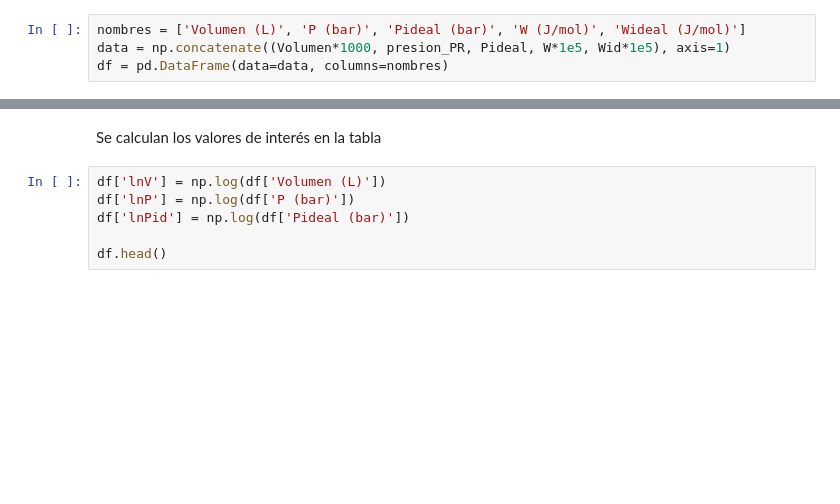
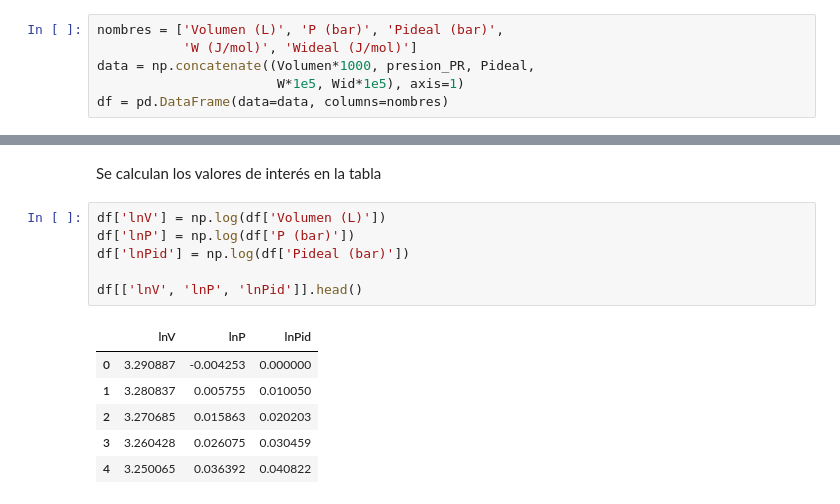
Before and after one commit to aliglara/EIQUCV5311, a Jupyter notebook: py/T01_013_cp_001.ipynb, the cells around one changed output, grey strips where cells are left out. Drawn from its saved outputs; the diff is of its cells as text; blank space fills up the shorter version.

```diff
--- a/py/T01_013_cp_001.ipynb
+++ b/py/T01_013_cp_001.ipynb
@@ -139,6 +145,8 @@ presion_PR = (R * T) / (Volumen - b) - a / (Volumen * (Volumen + b) + b * (Volum
 # %% [markdown]
 Los valores se colocan de forma tabular solo para presentarlos resultados
 # %%
-nombres = ['Volumen (L)', 'P (bar)', 'Pideal (bar)', 'W (J/mol)', 'Wideal (J/mol)']
-data = np.concatenate((Volumen*1000, presion_PR, Pideal, W*1e5, Wid*1e5), axis=1)
+nombres = ['Volumen (L)', 'P (bar)', 'Pideal (bar)',
+           'W (J/mol)', 'Wideal (J/mol)']
+data = np.concatenate((Volumen*1000, presion_PR, Pideal,
+                       W*1e5, Wid*1e5), axis=1)
 df = pd.DataFrame(data=data, columns=nombres)
@@ -147,9 +164,16 @@ Se calculan los valores de interés en la tabla
 # %%
 df['lnV'] = np.log(df['Volumen (L)'])
 df['lnP'] = np.log(df['P (bar)'])
 df['lnPid'] = np.log(df['Pideal (bar)'])
 
-df.head()
+df[['lnV', 'lnP', 'lnPid']].head()
+# %% [output]
+|  | lnV | lnP | lnPid |
+| 0 | 3.290887 | -0.004253 | 0.000000 |
+| 1 | 3.280837 | 0.005755 | 0.010050 |
+| 2 | 3.270685 | 0.015863 | 0.020203 |
+| 3 | 3.260428 | 0.026075 | 0.030459 |
+| 4 | 3.250065 | 0.036392 | 0.040822 |
 # %%
 # de forma grafica
 plt.figure(figsize=(9,8))
```
Also changed, not shown: parts of 5 cells of this notebook, 3 other files.
